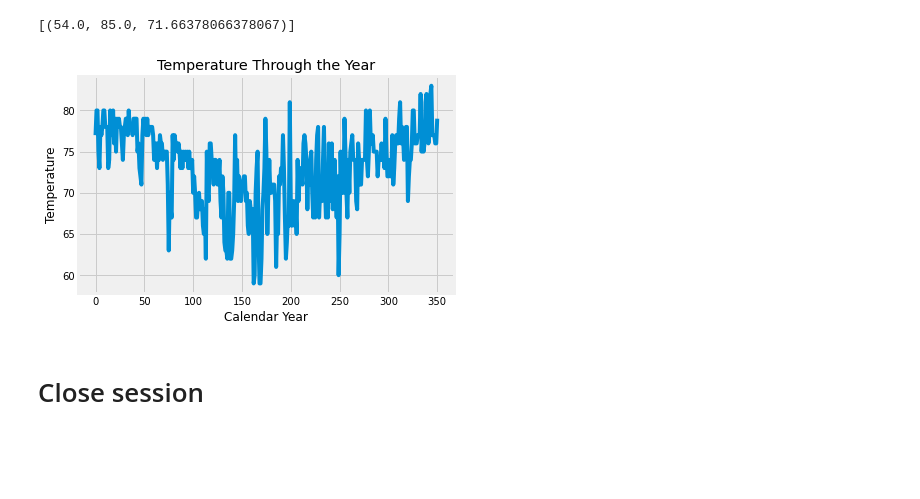
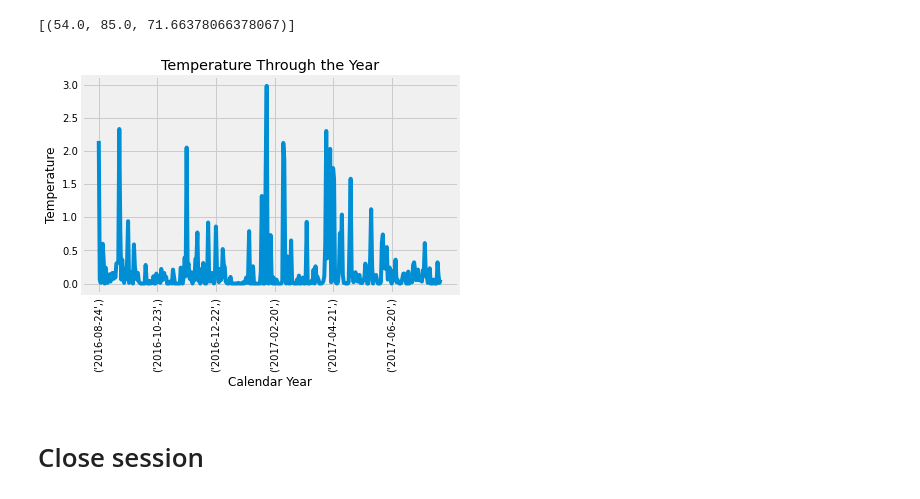
Before and after one commit to ShoaibFarooqui/sqlalchemy-challenge, a Jupyter notebook: SurfsUp/climate_starter.ipynb, the cells around one changed output. Drawn from its saved outputs; the diff is of its cells as text; code cells hidden in the pictures; blank space fills up the shorter version.

Commit message:
Correct sorting error and histogram

```diff
--- a/SurfsUp/climate_starter.ipynb
+++ b/SurfsUp/climate_starter.ipynb
@@ -119,22 +119,28 @@ session.query(func.min(Measurement.tobs),\
 # %%
 # Using the most active station id
 # Query the last 12 months of temperature observation data for this station and plot the results as a histogram
-temps = session.query(Measurement.tobs).\
+temps = session.query(Measurement.prcp).\
     filter(Measurement.date > '2016-08-23', Measurement.station == 'USC00519281').\
     all()
 
 dates = session.query(Measurement.date).\
     filter(Measurement.date > '2016-08-23', Measurement.station == 'USC00519281').\
     all()
 
+x = np.arange(len(dates))
+y = temps
 
-plt.plot(np.arange(len(dates)), temps)
+plt.plot(x, y)
 plt.title("Temperature Through the Year")
 plt.xlabel("Calendar Year")
 plt.ylabel("Temperature")
+
+
+
+plt.xticks(x[::60], dates[::60], rotation='vertical')
 plt.show()
 # %% [output]
-[figure, old version]
+[figure, new version]
 # %% [markdown]
 # Close session
 # %%
```
Also changed, not shown: parts of 1 cell of this notebook.
